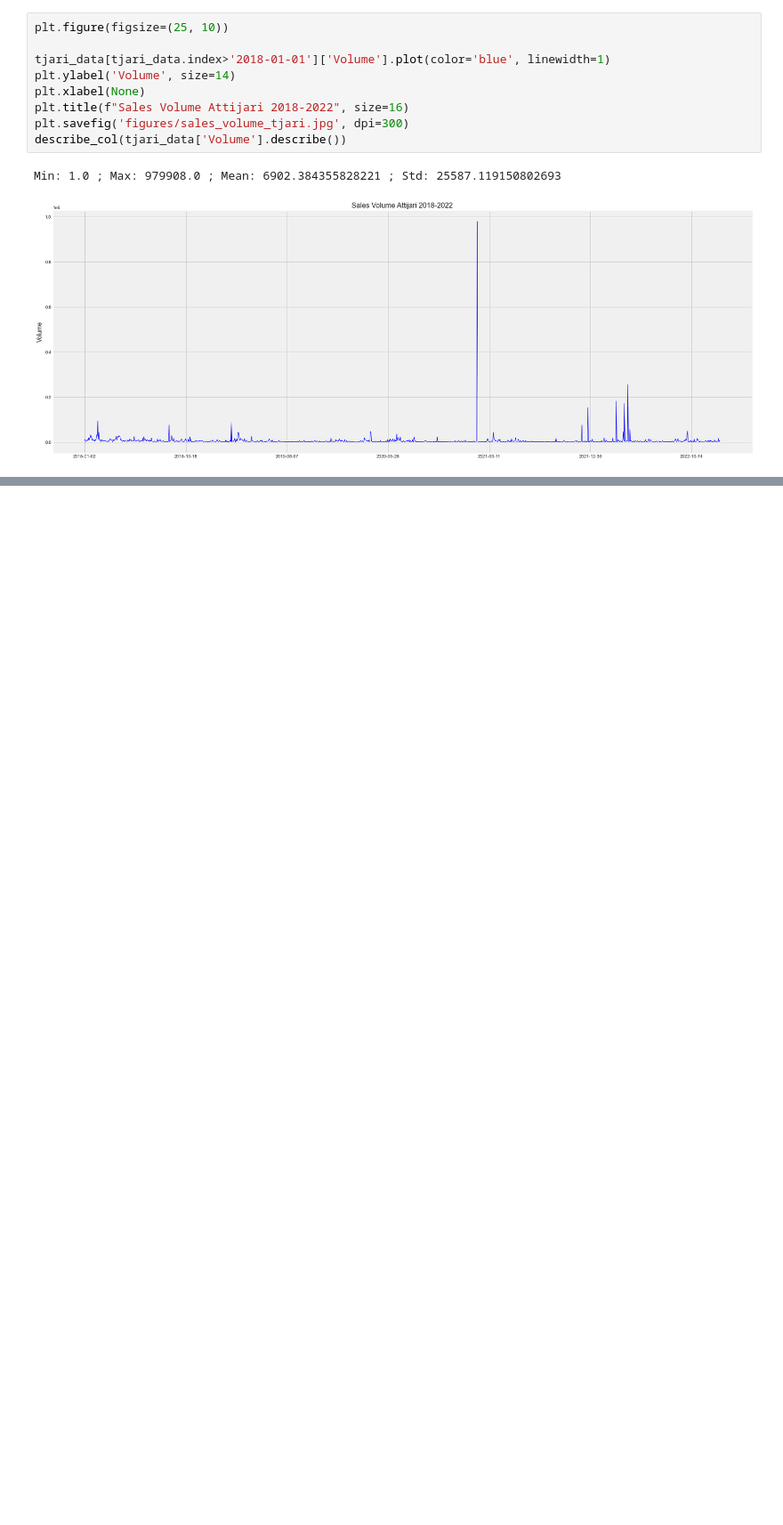
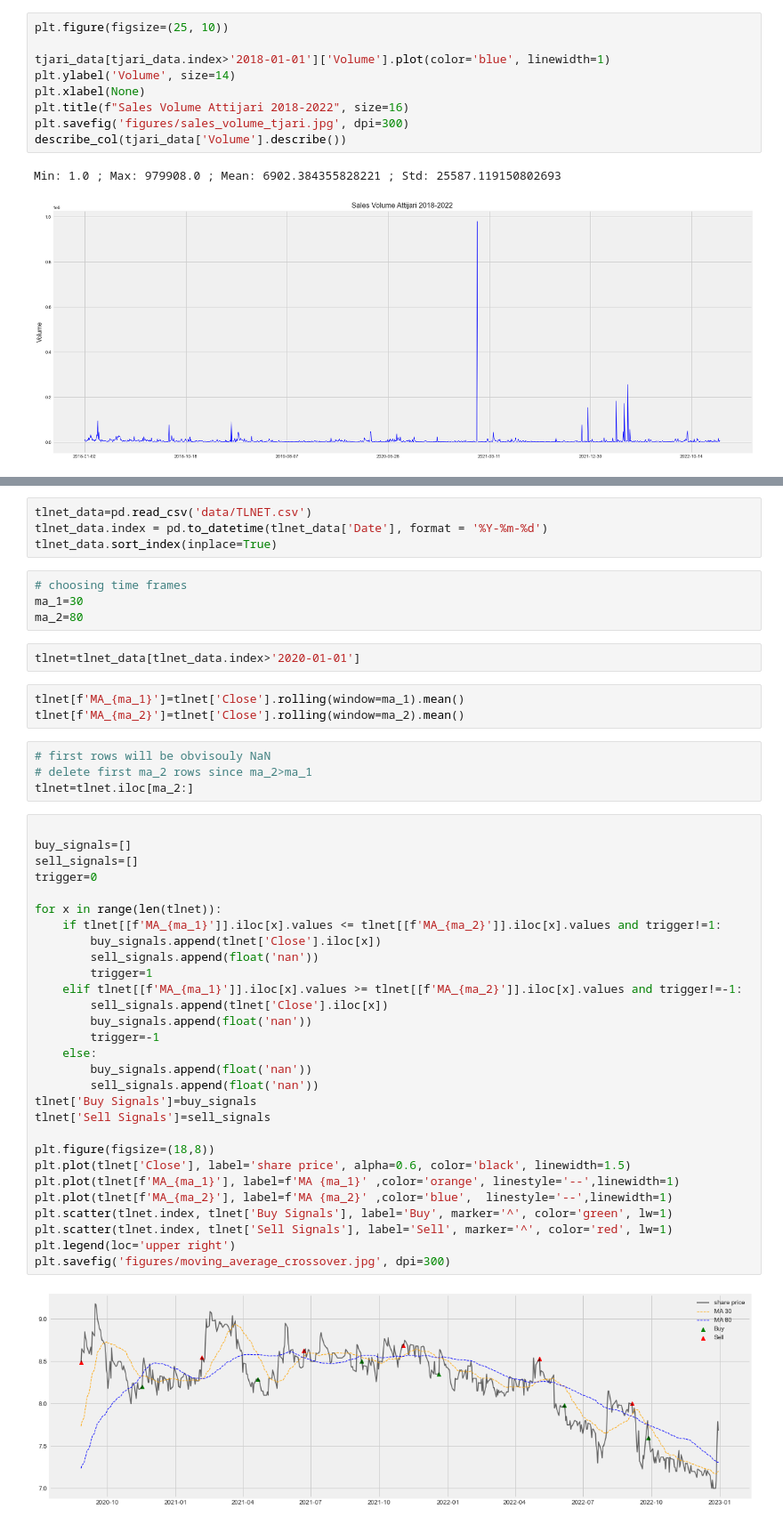
Before and after one commit to azizamari/tunisian_stock_market, a Jupyter notebook: data_analysis.ipynb, the cells around one changed output, grey strips where cells are left out. Shown at 89% size. Saved outputs shown, nothing was run; the diff lists cells and outputs as text; blank space fills up the shorter version.

Commit message:
implement moving average crossover

```diff
--- a/data_analysis.ipynb
+++ b/data_analysis.ipynb
@@ -233,0 +238,48 @@ Min: 1.0 ; Max: 979908.0 ; Mean: 6902.384355828221 ; Std: 25587.119150802693
+# %%
+tlnet_data=pd.read_csv('data/TLNET.csv')
+tlnet_data.index = pd.to_datetime(tlnet_data['Date'], format = '%Y-%m-%d')
+tlnet_data.sort_index(inplace=True)
+# %%
+# choosing time frames
+ma_1=30
+ma_2=80
+# %%
+tlnet=tlnet_data[tlnet_data.index>'2020-01-01']
+# %%
+tlnet[f'MA_{ma_1}']=tlnet['Close'].rolling(window=ma_1).mean()
+tlnet[f'MA_{ma_2}']=tlnet['Close'].rolling(window=ma_2).mean()
+# %%
+# first rows will be obvisouly NaN
+# delete first ma_2 rows since ma_2>ma_1
+tlnet=tlnet.iloc[ma_2:]
+# %%
+
+buy_signals=[]
+sell_signals=[]
+trigger=0
+
+for x in range(len(tlnet)):
+    if tlnet[[f'MA_{ma_1}']].iloc[x].values <= tlnet[[f'MA_{ma_2}']].iloc[x].values and trigger!=1:
+        buy_signals.append(tlnet['Close'].iloc[x])
+        sell_signals.append(float('nan'))
+        trigger=1
+    elif tlnet[[f'MA_{ma_1}']].iloc[x].values >= tlnet[[f'MA_{ma_2}']].iloc[x].values and trigger!=-1:
+        sell_signals.append(tlnet['Close'].iloc[x])
+        buy_signals.append(float('nan'))
+        trigger=-1
+    else:
+        buy_signals.append(float('nan'))
+        sell_signals.append(float('nan'))
+tlnet['Buy Signals']=buy_signals
+tlnet['Sell Signals']=sell_signals
+
+plt.figure(figsize=(18,8))
+plt.plot(tlnet['Close'], label='share price', alpha=0.6, color='black', linewidth=1.5)
+plt.plot(tlnet[f'MA_{ma_1}'], label=f'MA {ma_1}' ,color='orange', linestyle='--',linewidth=1)
+plt.plot(tlnet[f'MA_{ma_2}'], label=f'MA {ma_2}' ,color='blue',  linestyle='--',linewidth=1)
+plt.scatter(tlnet.index, tlnet['Buy Signals'], label='Buy', marker='^', color='green', lw=1)
+plt.scatter(tlnet.index, tlnet['Sell Signals'], label='Sell', marker='^', color='red', lw=1)
+plt.legend(loc='upper right')
+plt.savefig('figures/moving_average_crossover.jpg', dpi=300)
+# %% [output]
+[figure, added]
```
Also changed, not shown: parts of 23 cells of this notebook, 1 other file.
